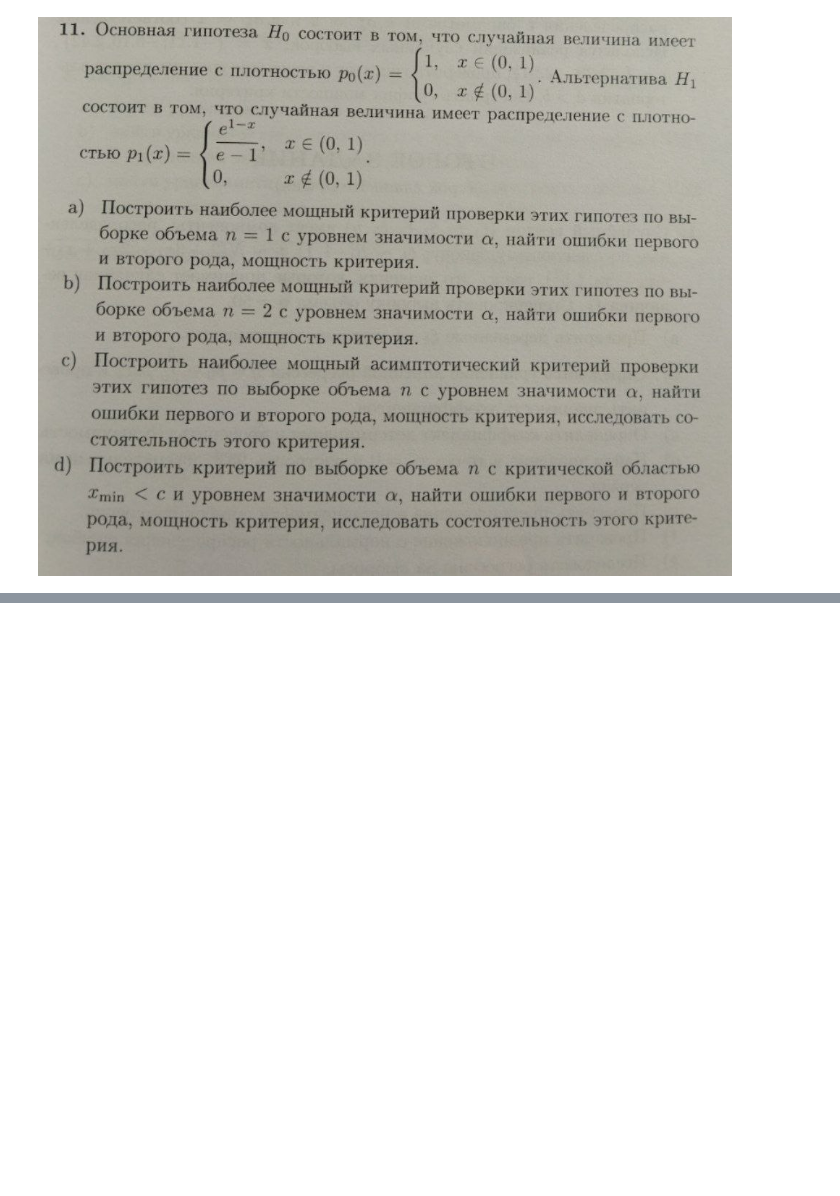
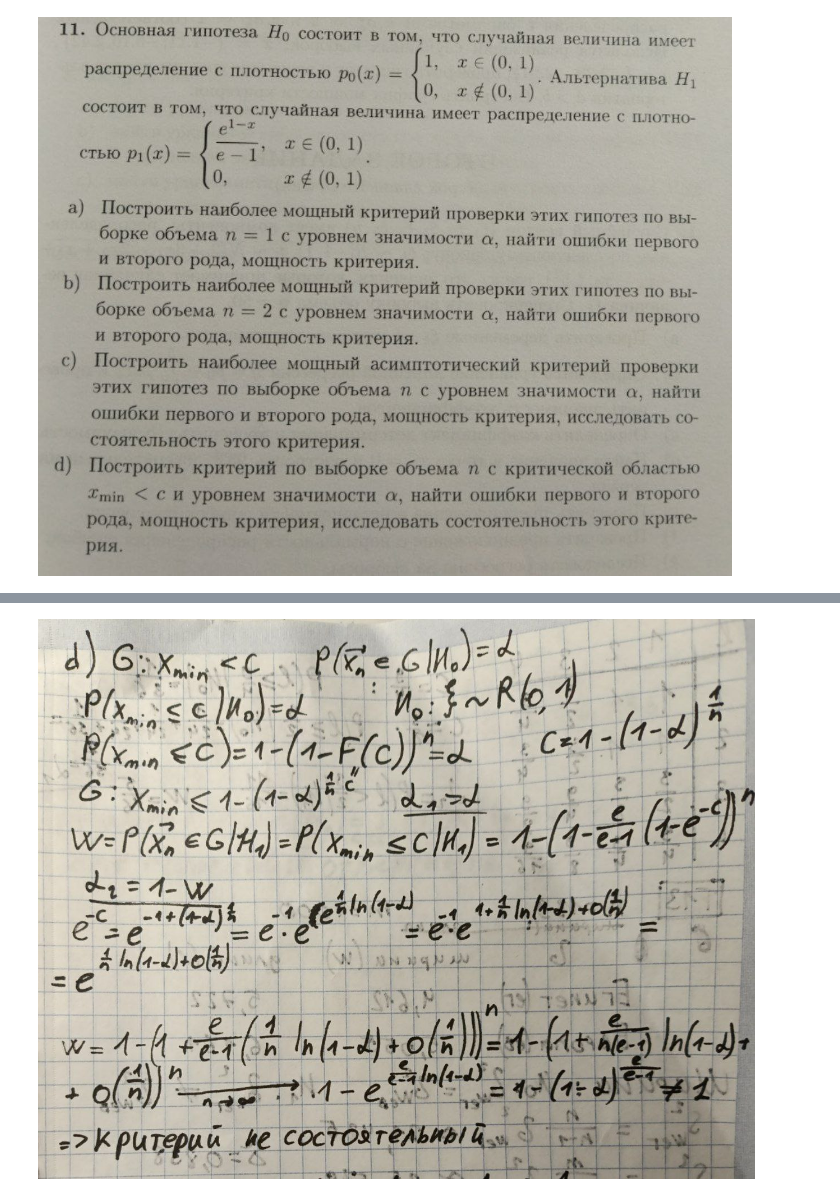
Before and after one commit to Salnikova-Lida/Math_stat_2025_spring, a Jupyter notebook: assignment_1/task11.ipynb, the cells around one changed output, grey strips where cells are left out. Cells and saved outputs as stored; diff of their text form; code cells hidden in the pictures; blank space fills up the shorter version.

```diff
--- a/assignment_1/task11.ipynb
+++ b/assignment_1/task11.ipynb
@@ -6,0 +15,4 @@ Image("images/photo_5350494331657645208_y.jpg")
+# %%
+Image("images/photo_5467848729563363439_y.jpg")
+# %% [output]
+[figure, added]
```
Also changed, not shown: parts of 2 cells of this notebook, 10 other files.
